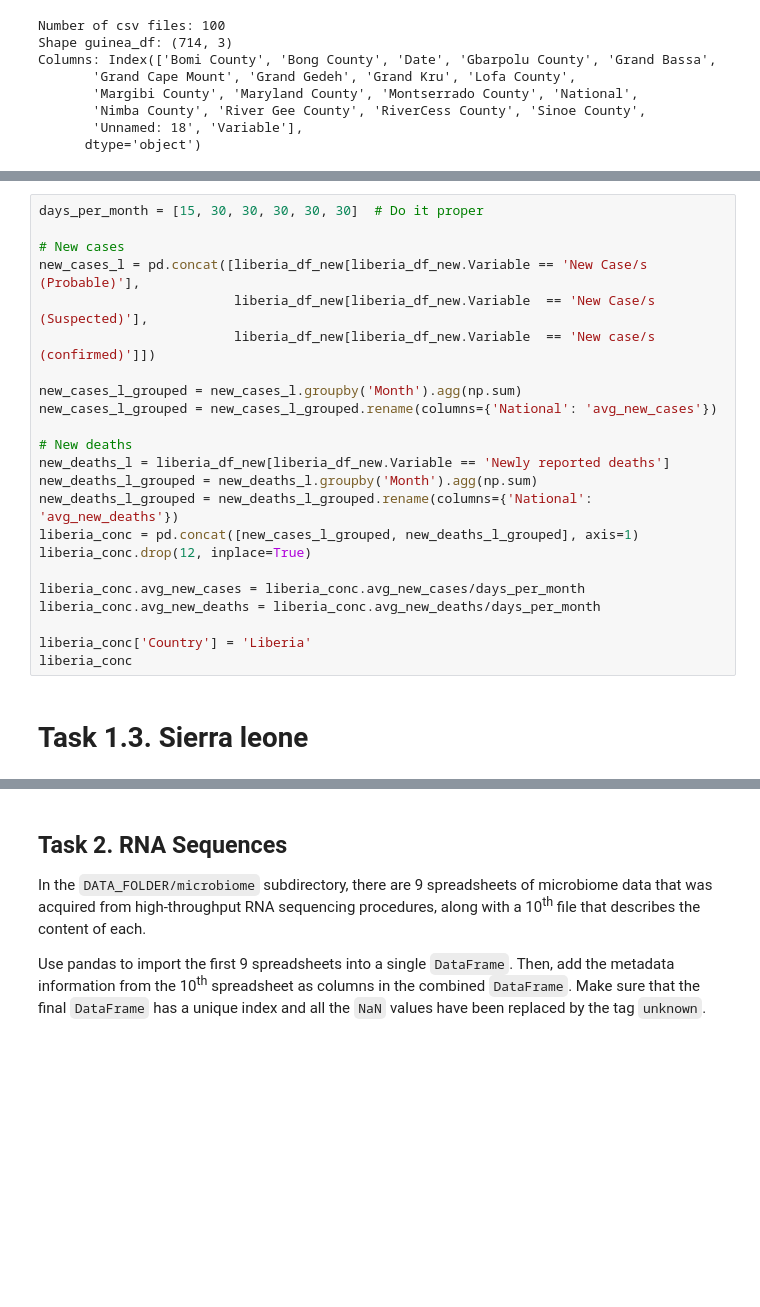
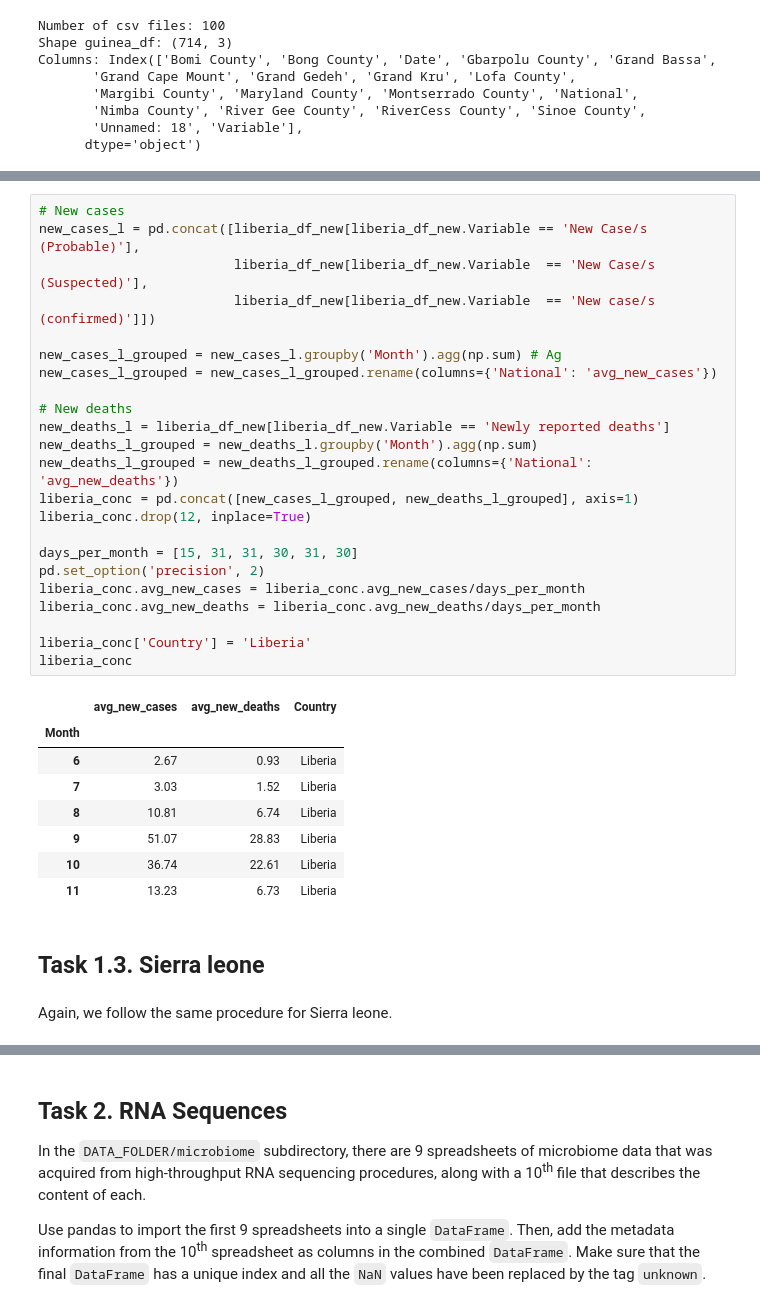
Before and after one commit to LucaZampieri/ADA_homework_LMX, a Jupyter notebook: 01_Pandas and Data Wrangling/Homework 1.ipynb, the cells around one changed output, grey strips where cells are left out. Drawn from its saved outputs; the diff is of its cells as text; blank space fills up the shorter version.

```diff
--- a/01_Pandas and Data Wrangling/Homework 1.ipynb
+++ b/01_Pandas and Data Wrangling/Homework 1.ipynb
@@ -238,28 +312,39 @@ liberia_df_new.info()
 # %%
-days_per_month = [15, 30, 30, 30, 30, 30]  # Do it proper
-
 # New cases
 new_cases_l = pd.concat([liberia_df_new[liberia_df_new.Variable == 'New Case/s (Probable)'],
                          liberia_df_new[liberia_df_new.Variable  == 'New Case/s (Suspected)'],
                          liberia_df_new[liberia_df_new.Variable  == 'New case/s (confirmed)']])
 
-new_cases_l_grouped = new_cases_l.groupby('Month').agg(np.sum)
+new_cases_l_grouped = new_cases_l.groupby('Month').agg(np.sum) # Ag
 new_cases_l_grouped = new_cases_l_grouped.rename(columns={'National': 'avg_new_cases'})
 
 # New deaths
 new_deaths_l = liberia_df_new[liberia_df_new.Variable == 'Newly reported deaths']
 new_deaths_l_grouped = new_deaths_l.groupby('Month').agg(np.sum)
 new_deaths_l_grouped = new_deaths_l_grouped.rename(columns={'National': 'avg_new_deaths'})
 liberia_conc = pd.concat([new_cases_l_grouped, new_deaths_l_grouped], axis=1)
 liberia_conc.drop(12, inplace=True)
 
+days_per_month = [15, 31, 31, 30, 31, 30]
+pd.set_option('precision', 2)
 liberia_conc.avg_new_cases = liberia_conc.avg_new_cases/days_per_month
 liberia_conc.avg_new_deaths = liberia_conc.avg_new_deaths/days_per_month
 
 liberia_conc['Country'] = 'Liberia'
 liberia_conc
+# %% [output]
+|  | avg_new_cases | avg_new_deaths | Country |
+| Month |  |  |  |
+| 6 | 2.67 | 0.93 | Liberia |
+| 7 | 3.03 | 1.52 | Liberia |
+| 8 | 10.81 | 6.74 | Liberia |
+| 9 | 51.07 | 28.83 | Liberia |
+| 10 | 36.74 | 22.61 | Liberia |
+| 11 | 13.23 | 6.73 | Liberia |
 # %% [markdown]
-# Task 1.3. Sierra leone
+## Task 1.3. Sierra leone
+# %% [markdown]
+Again, we follow the same procedure for Sierra leone.
 # %%
 # Import Guinea data in one file
 data_folder ='Data/ebola/sl_data/'
```
Also changed, not shown: parts of 29 cells of this notebook.
